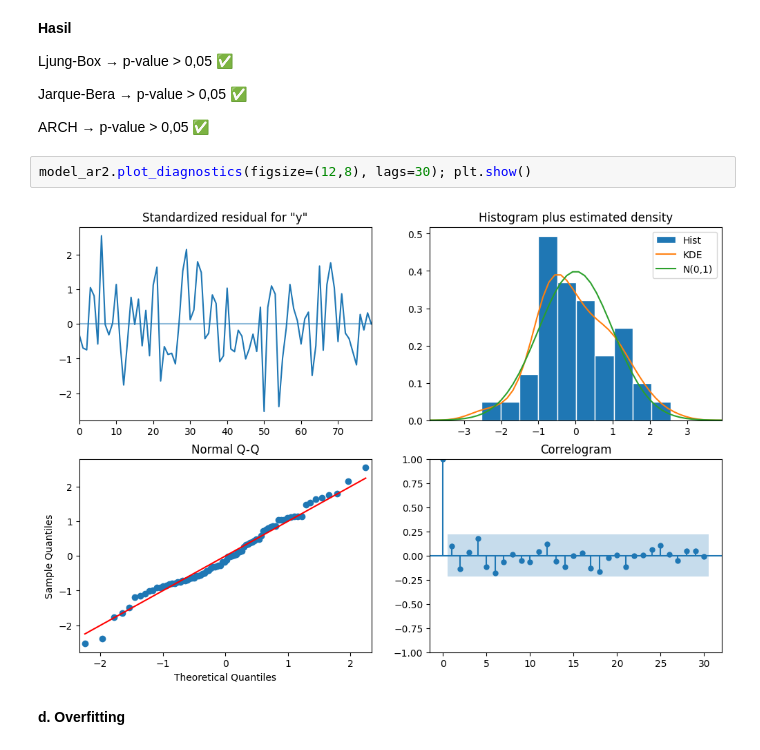
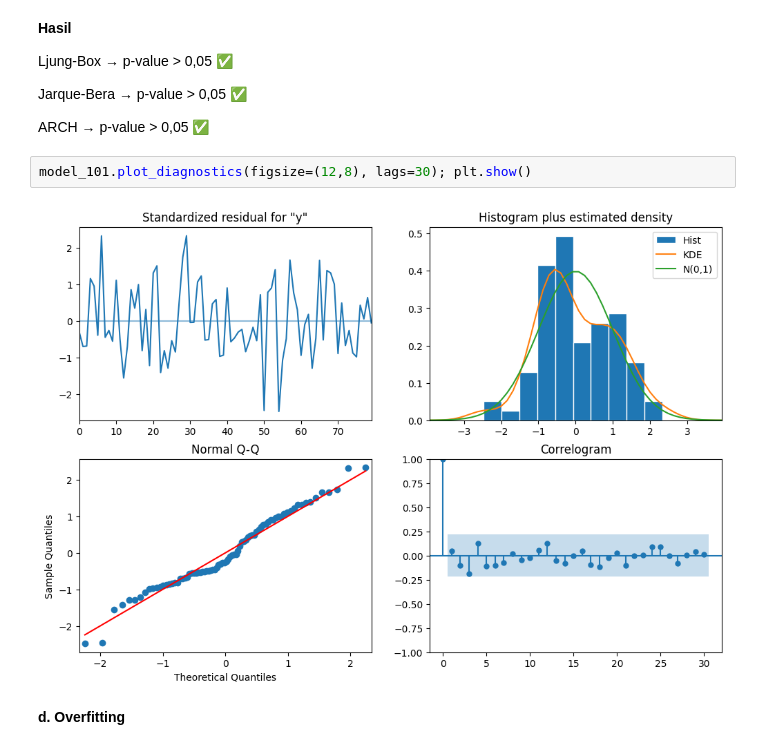
Before and after one commit to almaalifia/Analisis-Deret-Waktu, a Jupyter notebook: Tugas_Minggu_5_Kelompok_2.ipynb, the cells around one changed output. Drawn from its saved outputs; the diff is of its cells as text.

```diff
--- a/Tugas_Minggu_5_Kelompok_2.ipynb
+++ b/Tugas_Minggu_5_Kelompok_2.ipynb
@@ -877,9 +877,9 @@ Jarque-Bera → p-value > 0,05 ✅
 
 ARCH → p-value > 0,05 ✅
 # %%
-model_ar2.plot_diagnostics(figsize=(12,8), lags=30); plt.show()
+model_101.plot_diagnostics(figsize=(12,8), lags=30); plt.show()
 # %% [output]
-[figure, old version]
+[figure, new version]
 # %% [markdown]
 **d. Overfitting**
 # %%
```
Also changed, not shown: parts of 30 cells of this notebook.
